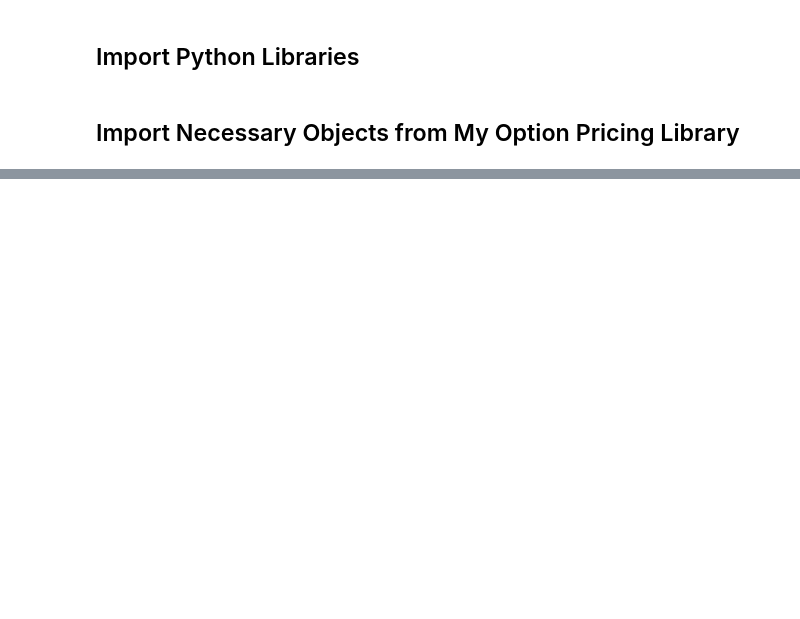
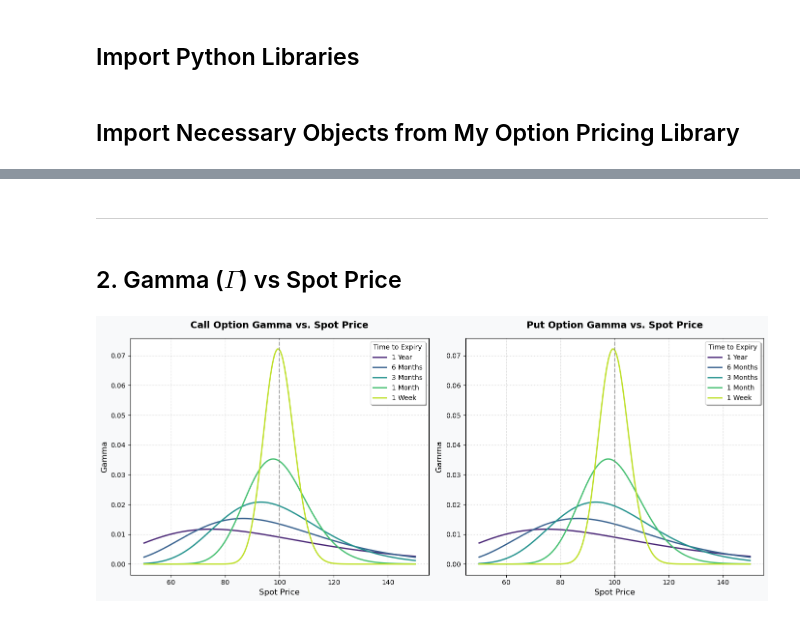
Before and after one commit to kristyna-create/option-pricing-library, a Jupyter notebook: notebooks/Greek Analysis.ipynb, the cells around one changed output, grey strips where cells are left out. Drawn from its saved outputs; the diff is of its cells as text; code cells hidden in the pictures; blank space fills up the shorter version.

```diff
--- a/notebooks/Greek Analysis.ipynb
+++ b/notebooks/Greek Analysis.ipynb
@@ -24,0 +37,41 @@ from engines.monte_carlo import MonteCarloPricer
+# %%
+# Option & Market parameters
+strike = 100
+time_to_expiry = [
+    timedelta(days=365),
+    timedelta(days=182),
+    timedelta(days=91),
+    timedelta(days=30),
+    timedelta(days=7)
+]
+labels = ['1 Year', '6 Months', '3 Months', '1 Month', '1 Week']
+
+spot_array = np.linspace(strike - 0.5*strike, strike + 0.5*strike, 200)
+r = 0.10
+vol = 0.40
+q = 0.05
+t = date(2026, 3, 18)
+
+market = MarketEnvironment(
+    spot_price=spot_array,
+    risk_free_rate=r,
+    volatility=vol,
+    dividend_yield=q,
+    pricing_date=t
+)
+
+bsm_engine = BlackScholesMertonPricer()
+
+# --- COMPUTE AND STORE RESULTS ---
+# Dictionary to store precomputed Greeks
+computed_greeks = {}
+
+for T, label in zip(time_to_expiry, labels):
+    eu_call = EuropeanOption(strike_price=strike, expiry_date=market.pricing_date + T, option_type=OptionType.CALL)
+    eu_put = EuropeanOption(strike_price=strike, expiry_date=market.pricing_date + T, option_type=OptionType.PUT)
+
+    # Calculate once per maturity and store in the dictionary
+    computed_greeks[label] = {
+        'call': eu_call.greeks(pricer=bsm_engine, market_env=market),
+        'put': eu_put.greeks(pricer=bsm_engine, market_env=market)
+    }
@@ -61,0 +147,8 @@ array([ 50.,  60.,  70.,  80.,  90., 100., 110., 120., 130., 140., 150.])
+# %% [markdown]
+---
+# %% [markdown]
+## 2. Gamma ($\Gamma$) vs Spot Price
+# %%
+plot_greek_vs_spot(greek_attribute='gamma', y_label_name='Gamma')
+# %% [output]
+[figure, added]
```
Also changed, not shown: parts of 35 cells of this notebook, 2 other files.
